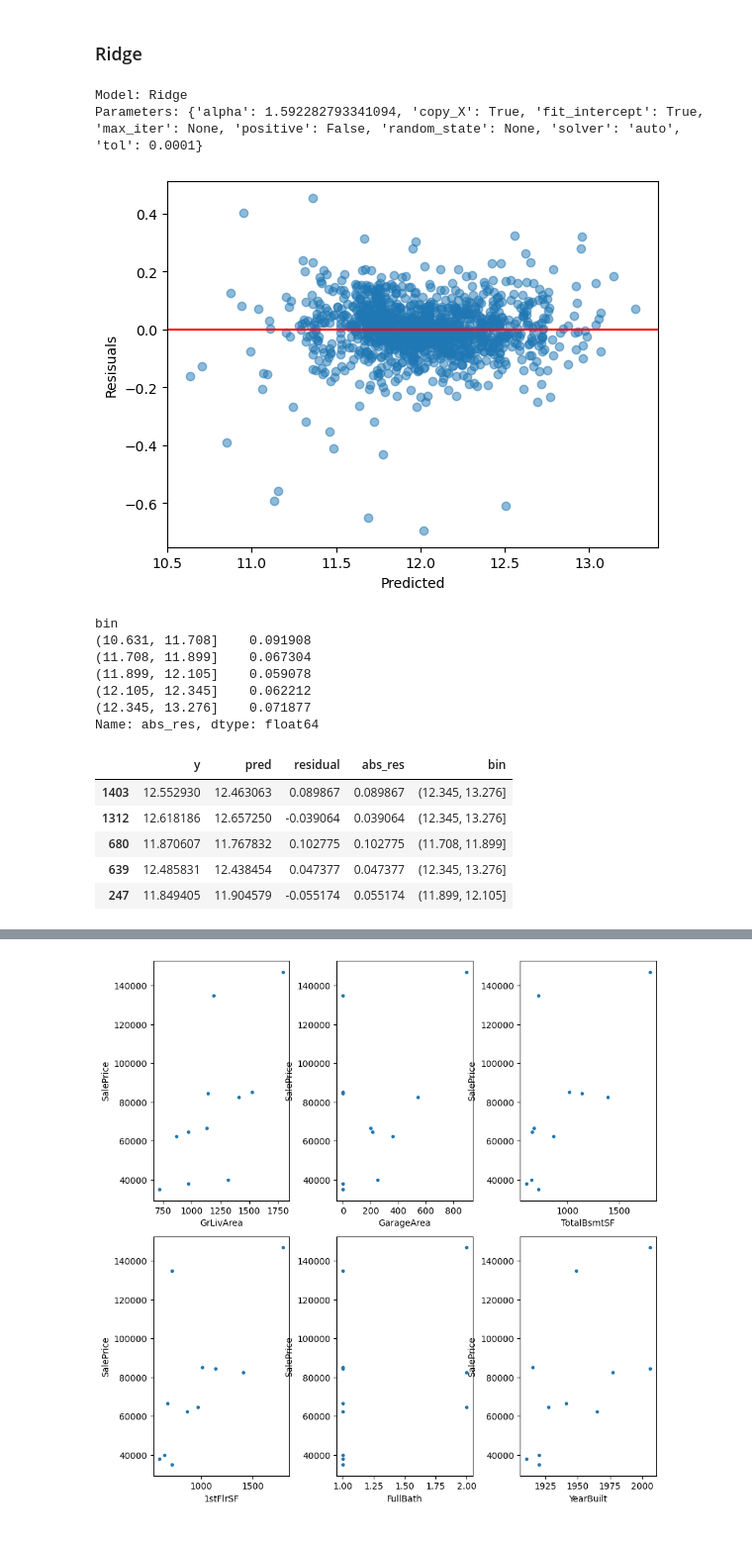
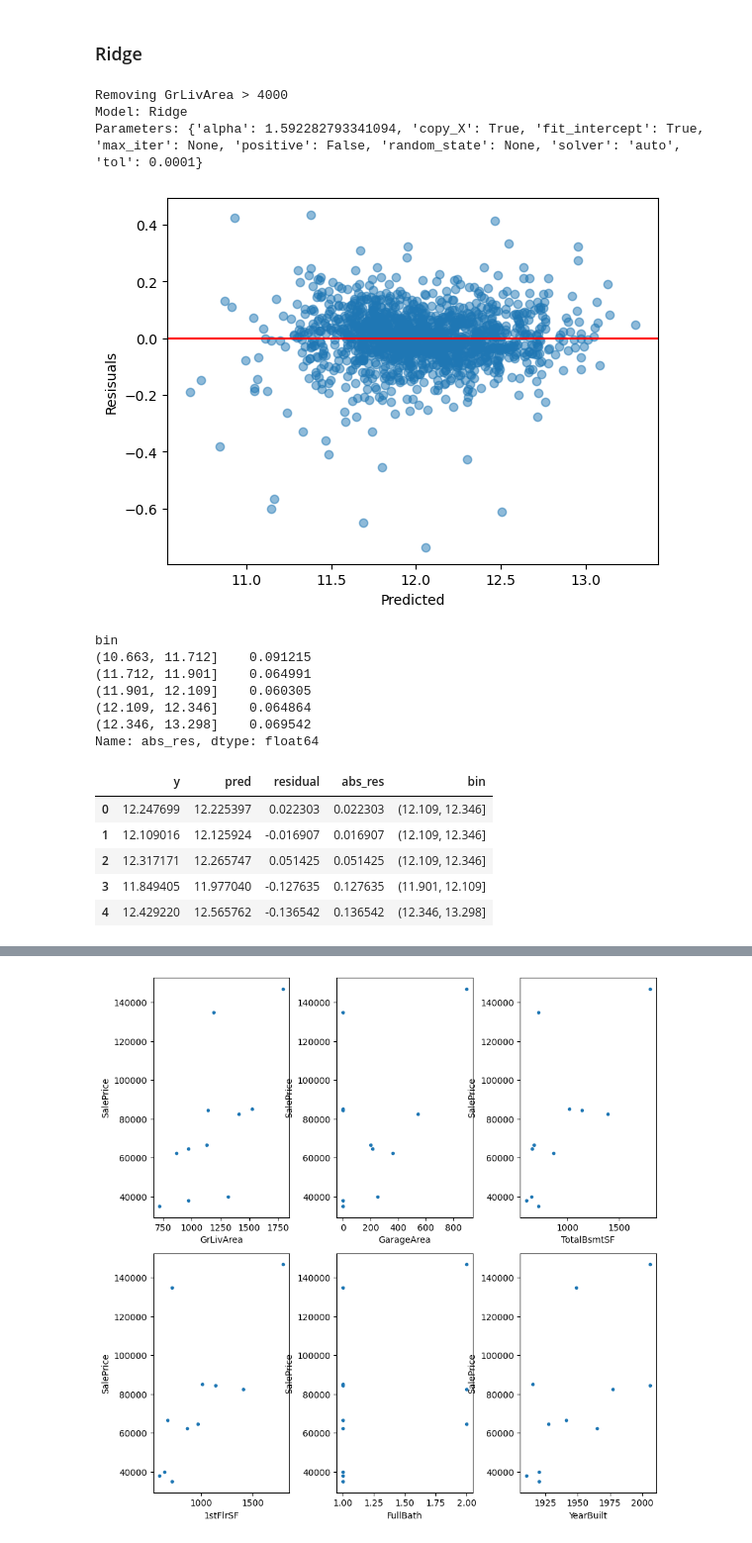
Before and after one commit to javrudsky/machine_learning, a Jupyter notebook: kaggle/housing/housing_v2.ipynb, the cells around one changed output, grey strips where cells are left out. Shown at 99% size. Cells and saved outputs as stored; diff of their text form; code cells hidden in the pictures.

```diff
--- a/kaggle/housing/housing_v2.ipynb
+++ b/kaggle/housing/housing_v2.ipynb
@@ -1903,7 +1944,7 @@ norm_cols = [col for col in df_norm.columns[df_norm.dtypes != "str"] if col not
 # %% [markdown]
 ### Functions
 # %%
-def study_residuals(X, y, model, remove_idx=None):
+def study_residuals(X, y, model, remove_idx=None, plot=True):
   if remove_idx is not None:
     X = X[~X.index.isin(remove_idx)]
     y = y[~X.index.isin(remove_idx)]
@@ -1913,12 +1954,12 @@ def study_residuals(X, y, model, remove_idx=None):
 
   preds = model.fit(Xt, y).predict(Xt)
   residuals =  y - preds
-  plt.scatter(preds, residuals, alpha=0.5)
-  plt.axhline(0, color='red')
-  plt.xlabel("Predicted")
-  plt.ylabel("Resisuals")
-  plt.show()
-
+  if plot:
+    plt.scatter(preds, residuals, alpha=0.5)
+    plt.axhline(0, color='red')
+    plt.xlabel("Predicted")
+    plt.ylabel("Resisuals")
+    plt.show()
 
   df_res = pd.DataFrame({
     "y": y,
@@ -1929,42 +1970,42 @@ def study_residuals(X, y, model, remove_idx=None):
   df_res["abs_res"] = np.abs(df_res["residual"])
   df_res["bin"] = pd.qcut(df_res["pred"], 5)
   return df_res
+
+def get_residuals_idx(X, y, model, res_filter=None):
+  df_res = study_residuals(X, y, model=model, plot=False)
+  if res_filter is not None:
+    return df_res[df_res["residual"].abs() > res_filter].index
+  return df_res.index
 # %% [markdown]
 ### Ridge
 # %%
-X, y, y_orig, X_test, y_test = split_train_test_data()
+X, y, y_orig = train_data_for_submission()
+
 X, y, _, ignored_cols, ord_cols_used, desc = initial_processing(X, y, y_orig)
-
-
-# Removing residuals > 0.2 an see what happen.
-# nrows_b = X.shape[0]
-# X = X[~X.index.isin(bigres_idx)]
-# y = y[~y.index.isin(bigres_idx)]
-
-# print("Removed rows:", nrows_b - X.shape[0], "(", nfmt((nrows_b - X.shape[0]) / nrows_b * 100), "%)")
 
 dfres = study_residuals(X, y, model=get_model("Rig"))
 
 
 print(dfres.groupby("bin")["abs_res"].mean())
 #print(df_res.groupby("bin")["abs_res"].mean())
 
 dfres.head()
 # %% [output]
+Removing GrLivArea > 4000
 Model: Ridge
 Parameters: {'alpha': 1.592282793341094, 'copy_X': True, 'fit_intercept': True, 'max_iter': None, 'positive': False, 'random_state': None, 'solver': 'auto', 'tol': 0.0001}
-[figure, old version]
+[figure, new version]
 bin
-(10.631, 11.708]    0.091908
-(11.708, 11.899]    0.067304
-(11.899, 12.105]    0.059078
-(12.105, 12.345]    0.062212
-(12.345, 13.276]    0.071877
+(10.663, 11.712]    0.091215
+(11.712, 11.901]    0.064991
+(11.901, 12.109]    0.060305
+(12.109, 12.346]    0.064864
+(12.346, 13.298]    0.069542
 Name: abs_res, dtype: float64
 |  | y | pred | residual | abs_res | bin |
-| 1403 | 12.552930 | 12.463063 | 0.089867 | 0.089867 | (12.345, 13.276] |
-| 1312 | 12.618186 | 12.657250 | -0.039064 | 0.039064 | (12.345, 13.276] |
-| 680 | 11.870607 | 11.767832 | 0.102775 | 0.102775 | (11.708, 11.899] |
-| 639 | 12.485831 | 12.438454 | 0.047377 | 0.047377 | (12.345, 13.276] |
-| 247 | 11.849405 | 11.904579 | -0.055174 | 0.055174 | (11.899, 12.105] |
+| 0 | 12.247699 | 12.225397 | 0.022303 | 0.022303 | (12.109, 12.346] |
+| 1 | 12.109016 | 12.125924 | -0.016907 | 0.016907 | (12.109, 12.346] |
+| 2 | 12.317171 | 12.265747 | 0.051425 | 0.051425 | (12.109, 12.346] |
+| 3 | 11.849405 | 11.977040 | -0.127635 | 0.127635 | (11.901, 12.109] |
+| 4 | 12.429220 | 12.565762 | -0.136542 | 0.136542 | (12.346, 13.298] |
 # %%
```
Also changed, not shown: parts of 9 cells of this notebook.
